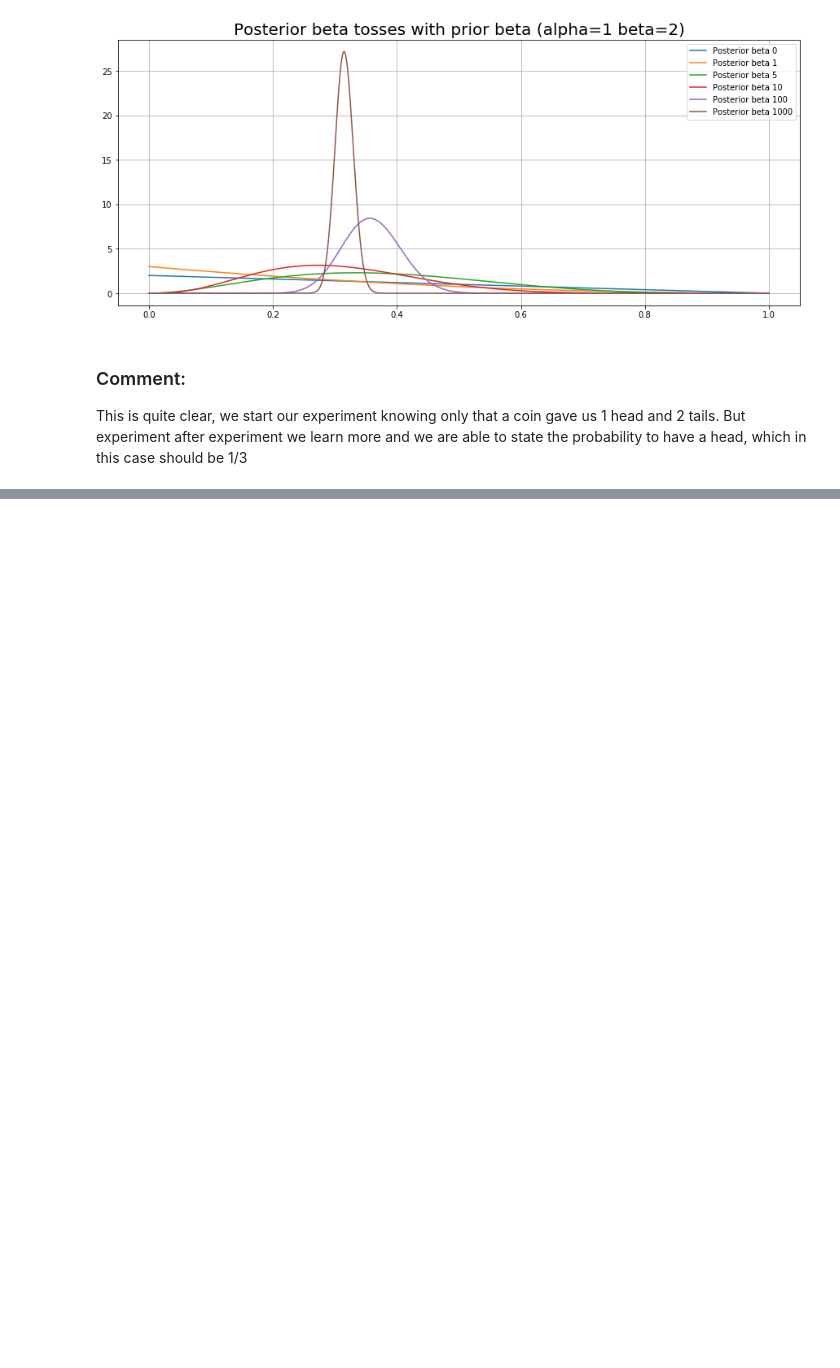
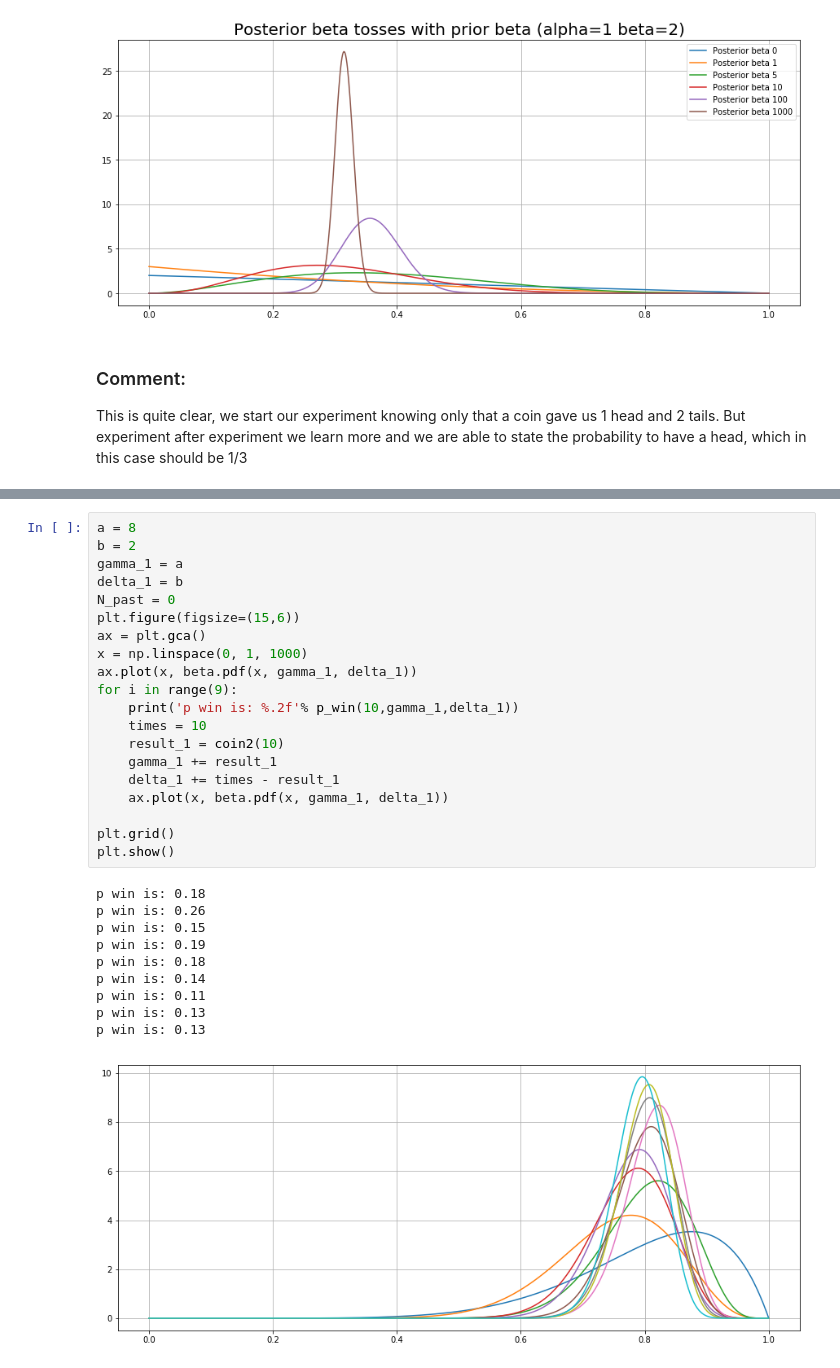
Before and after one commit to fablln/Advanced-Statistical-Inference, a Jupyter notebook: Lab1.ipynb, the cells around one changed output, grey strips where cells are left out. Drawn from its saved outputs; the diff is of its cells as text; blank space fills up the shorter version.

```diff
--- a/Lab1.ipynb
+++ b/Lab1.ipynb
@@ -780,0 +715,31 @@ I added the normalization step in `get_X()`
+# %%
+a = 8
+b = 2
+gamma_1 = a
+delta_1 = b
+N_past = 0
+plt.figure(figsize=(15,6))
+ax = plt.gca()
+x = np.linspace(0, 1, 1000)
+ax.plot(x, beta.pdf(x, gamma_1, delta_1))
+for i in range(9):
+    print('p win is: %.2f'% p_win(10,gamma_1,delta_1))
+    times = 10
+    result_1 = coin2(10)
+    gamma_1 += result_1
+    delta_1 += times - result_1
+    ax.plot(x, beta.pdf(x, gamma_1, delta_1))
+
+plt.grid()
+plt.show()
+# %% [output]
+p win is: 0.18
+p win is: 0.26
+p win is: 0.15
+p win is: 0.19
+p win is: 0.18
+p win is: 0.14
+p win is: 0.11
+p win is: 0.13
+p win is: 0.13
+[figure, added]
```
Also changed, not shown: parts of 29 cells of this notebook.
